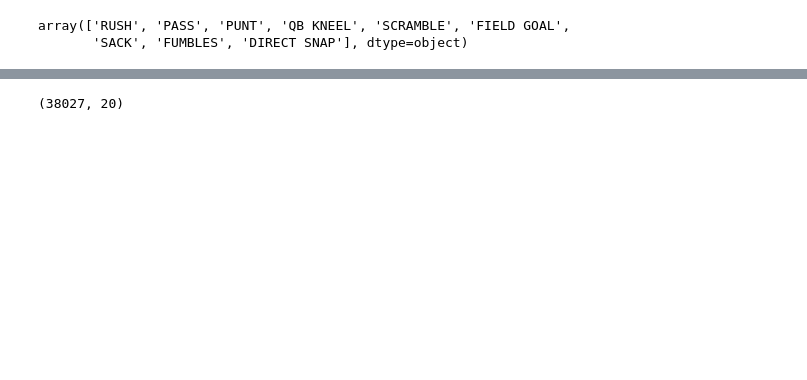
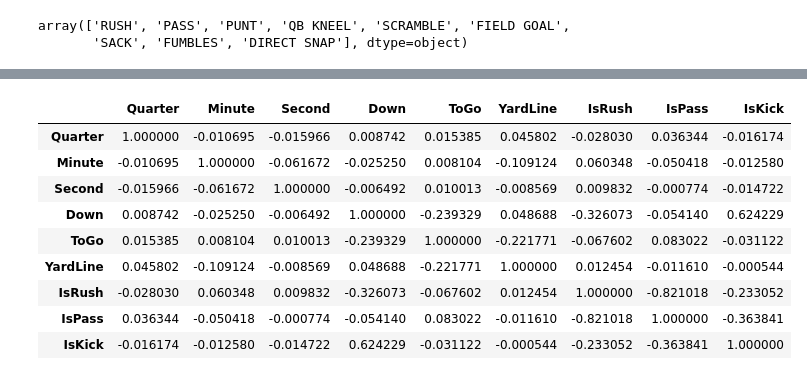
Before and after one commit to zreyn/nfl, a Jupyter notebook: nfl-eda.ipynb, the cells around one changed output, grey strips where cells are left out. Saved outputs shown, nothing was run; the diff lists cells and outputs as text; code cells hidden in the pictures; blank space fills up the shorter version.

```diff
--- a/nfl-eda.ipynb
+++ b/nfl-eda.ipynb
@@ -150,4 +201,13 @@ memory usage: 6.1+ MB
 # %%
-pbp2015.shape
+pbp2015.corr()
 # %% [output]
-(38027, 20)
+|  | Quarter | Minute | Second | Down | ToGo | YardLine | IsRush | IsPass | IsKick |
+| Quarter | 1.000000 | -0.010695 | -0.015966 | 0.008742 | 0.015385 | 0.045802 | -0.028030 | 0.036344 | -0.016174 |
+| Minute | -0.010695 | 1.000000 | -0.061672 | -0.025250 | 0.008104 | -0.109124 | 0.060348 | -0.050418 | -0.012580 |
+| Second | -0.015966 | -0.061672 | 1.000000 | -0.006492 | 0.010013 | -0.008569 | 0.009832 | -0.000774 | -0.014722 |
+| Down | 0.008742 | -0.025250 | -0.006492 | 1.000000 | -0.239329 | 0.048688 | -0.326073 | -0.054140 | 0.624229 |
+| ToGo | 0.015385 | 0.008104 | 0.010013 | -0.239329 | 1.000000 | -0.221771 | -0.067602 | 0.083022 | -0.031122 |
+| YardLine | 0.045802 | -0.109124 | -0.008569 | 0.048688 | -0.221771 | 1.000000 | 0.012454 | -0.011610 | -0.000544 |
+| IsRush | -0.028030 | 0.060348 | 0.009832 | -0.326073 | -0.067602 | 0.012454 | 1.000000 | -0.821018 | -0.233052 |
+| IsPass | 0.036344 | -0.050418 | -0.000774 | -0.054140 | 0.083022 | -0.011610 | -0.821018 | 1.000000 | -0.363841 |
+| IsKick | -0.016174 | -0.012580 | -0.014722 | 0.624229 | -0.031122 | -0.000544 | -0.233052 | -0.363841 | 1.000000 |
```
Also changed, not shown: parts of 21 cells of this notebook.
